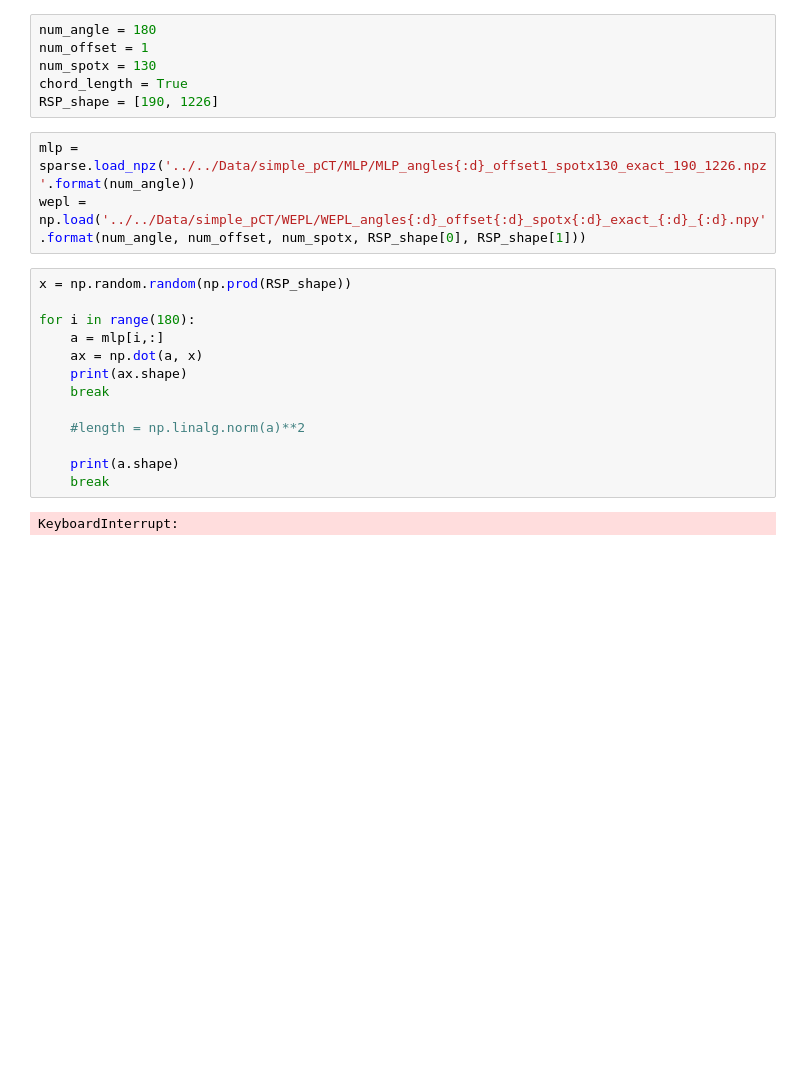
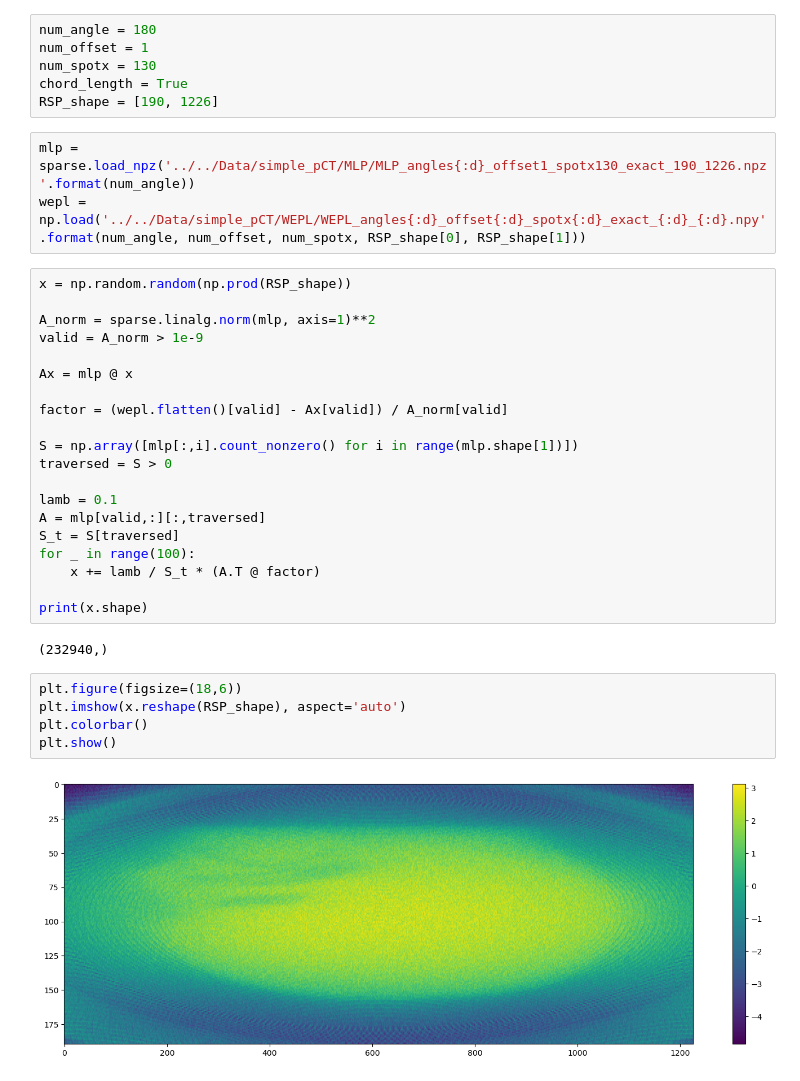
Before and after one commit to leonharv/uncertainty-vis, a Jupyter notebook: Data creation/simple_pCT/DROP.ipynb, the cells around one changed output. Cells and saved outputs as stored; diff of their text form; blank space fills up the shorter version.

```diff
--- a/Data creation/simple_pCT/DROP.ipynb
+++ b/Data creation/simple_pCT/DROP.ipynb
@@ -11,18 +12,32 @@ RSP_shape = [190, 1226]
 # %%
 mlp = sparse.load_npz('../../Data/simple_pCT/MLP/MLP_angles{:d}_offset1_spotx130_exact_190_1226.npz'.format(num_angle))
 wepl = np.load('../../Data/simple_pCT/WEPL/WEPL_angles{:d}_offset{:d}_spotx{:d}_exact_{:d}_{:d}.npy'.format(num_angle, num_offset, num_spotx, RSP_shape[0], RSP_shape[1]))
-# %%
-x = np.random.random(np.prod(RSP_shape))
-
-for i in range(180):
-    a = mlp[i,:]
-    ax = np.dot(a, x)
-    print(ax.shape)
-    break
-
-    #length = np.linalg.norm(a)**2
-
-    print(a.shape)
-    break
-# %% [output]
-KeyboardInterrupt:
+# %%
+x = np.random.random(np.prod(RSP_shape))
+
+A_norm = sparse.linalg.norm(mlp, axis=1)**2
+valid = A_norm > 1e-9
+
+Ax = mlp @ x
+
+factor = (wepl.flatten()[valid] - Ax[valid]) / A_norm[valid]
+
+S = np.array([mlp[:,i].count_nonzero() for i in range(mlp.shape[1])])
+traversed = S > 0
+
+lamb = 0.1
+A = mlp[valid,:][:,traversed]
+S_t = S[traversed]
+for _ in range(100):
+    x += lamb / S_t * (A.T @ factor)
+
+print(x.shape)
+# %% [output]
+(232940,)
+# %%
+plt.figure(figsize=(18,6))
+plt.imshow(x.reshape(RSP_shape), aspect='auto')
+plt.colorbar()
+plt.show()
+# %% [output]
+[figure, added]
```
Also changed, not shown: parts of 2 cells of this notebook.
